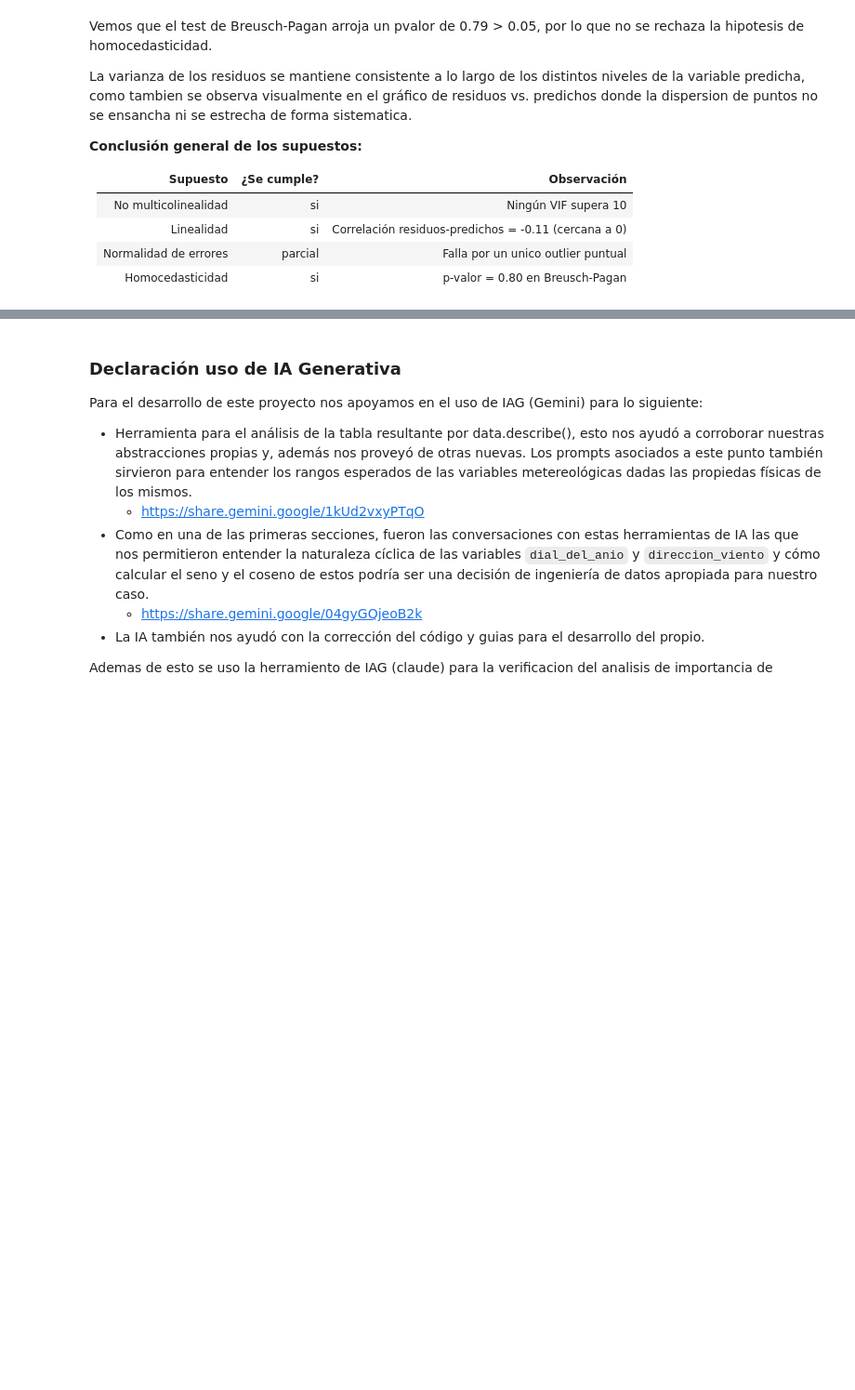
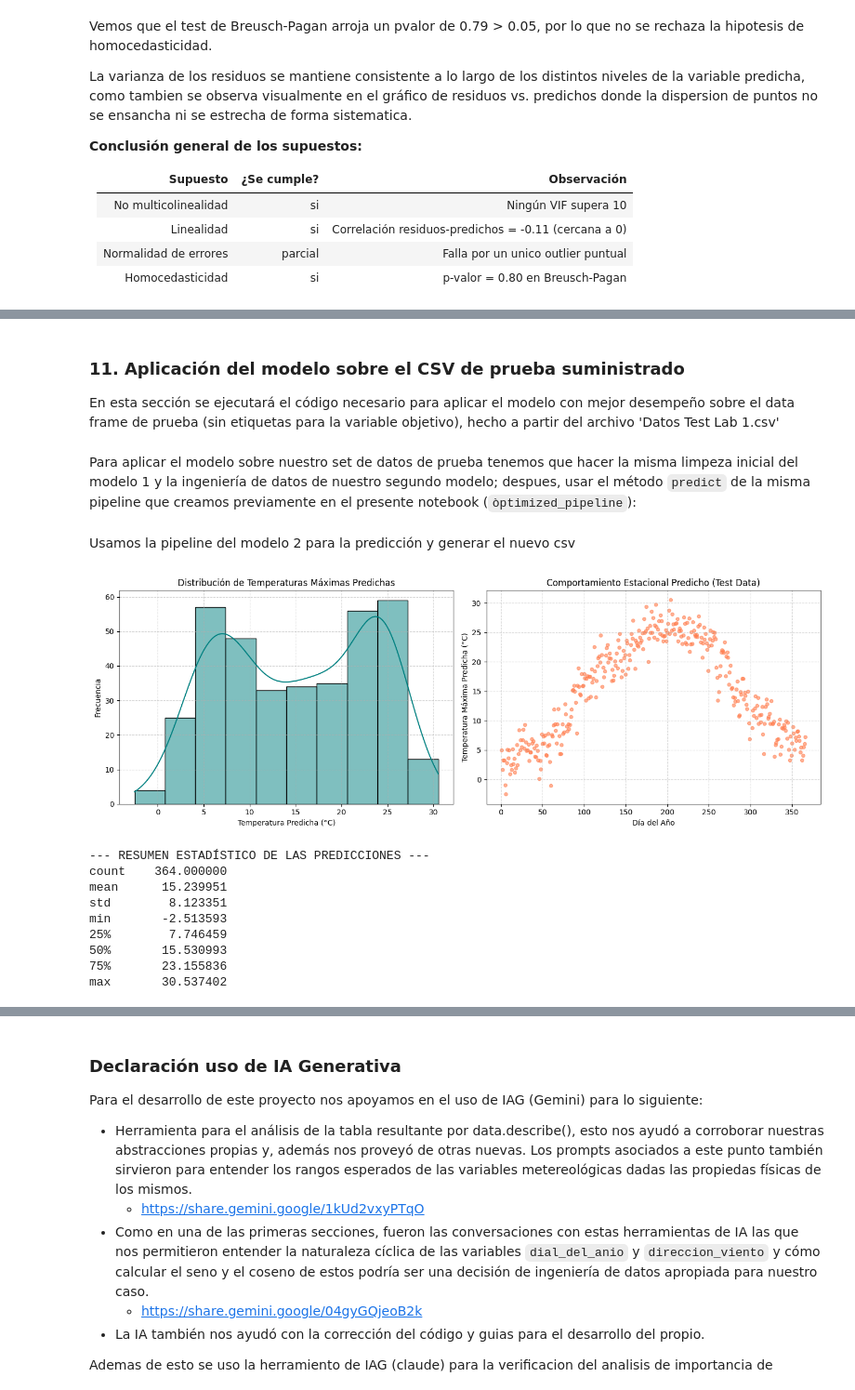
Before and after one commit to DanielEPardo/Lab1-ML, a Jupyter notebook: Laboratorio 1 - Exploración, preparación y regresión lineal.ipynb, the cells around one changed output, grey strips where cells are left out. Shown at 93% size. Drawn from its saved outputs; the diff is of its cells as text; code cells hidden in the pictures; blank space fills up the shorter version.

Commit message:
Aplicar modelo 2 sobre el conjunto de test's

```diff
--- a/Laboratorio 1 - Exploración, preparación y regresión lineal.ipynb
+++ b/Laboratorio 1 - Exploración, preparación y regresión lineal.ipynb
@@ -1309,3 +1304,8 @@ B) Sesgo de medicion (measurement bias)
 Este sesgo pasa cuando los instrumentos o el proceso de captura de los datos tienen errores sistematicos en lugar de reflejar la realidad que se busca medir. Este proyecto presenta evidencia de este tipo de sesgo ya que se identifico un valor centinela muy irregular de -9999 en `rafaga_min`, que es usado para marcar datos faltantes pero se mezcla con los valores reales sin diferenciarse como nulo, tambien presenta valores fisicamente imposibles como una presion de 9,939 mbar o una temperatura de 63°C.
 
 Si estos errores de medicion no se identifican y se corrigen desde la etapa de preparacion, el modelo aprende de datos que estan fuera de la realidad lo que puede sesgar los coeficientes estimados y reducir tanto la precisión como la interpretacion del modelo. Un ejemplo que vimos en la seccion 9.3, el outlier de +40°C en los residuos del modelo 2 que hizo fallar el test de normalidad, esto significo que un registro de `temp_max_manana` no fue depurado en la etapa de preparacion.
+# %% [markdown]
+### 11. Aplicación del modelo sobre el CSV de prueba suministrado
+En esta sección se ejecutará el código necesario para aplicar el modelo con mejor desempeño sobre el data frame de prueba (sin etiquetas para la variable objetivo), hecho a partir del archivo 'Datos Test Lab 1.csv'
+# %% [markdown]
+Para aplicar el modelo sobre nuestro set de datos de prueba tenemos que hacer la misma limpeza inicial del modelo 1 y la ingeniería de datos de nuestro segundo modelo; despues, usar el método `predict` de la misma pipeline que creamos previamente en el presente notebook (`òptimized_pipeline`):
@@ -1311,0 +1392,48 @@ Si estos errores de medicion no se identifican y se corrigen desde la etapa de p
+# %% [markdown]
+Usamos la pipeline del modelo 2 para la predicción y generar el nuevo csv
+# %%
+# Usar la pipeline del modelo 2 para la predicción y generar el nuevo csv
+
+# 4. Generar predicciones con el Pipeline del Modelo 2
+predicciones_test = optimized_pipeline.predict(df_test_copy)
+
+# 5. Agregar la columna predicha y exportar a CSV
+test_data_final = data_test.copy()
+test_data_final['temp_max_manana_predicha'] = predicciones_test
+
+test_data_final.to_csv("predicciones_temp_max_manana.csv", index=False)
+# %%
+fig, axes = plt.subplots(1, 2, figsize=(14, 5))
+
+# 1. Histograma de la Distribución Predicha
+sns.histplot(test_data_final['temp_max_manana_predicha'], kde=True, ax=axes[0], color='teal')
+axes[0].set_title("Distribución de Temperaturas Máximas Predichas")
+axes[0].set_xlabel("Temperatura Predicha (°C)")
+axes[0].set_ylabel("Frecuencia")
+axes[0].grid(True, linestyle='--', alpha=0.5)
+
+# 2. Verificación de Patrón Cíclico en el Dataset de Test
+axes[1].scatter(data_test['dia_del_anio'], test_data_final['temp_max_manana_predicha'], alpha=0.6, color='coral', s=20)
+axes[1].set_title("Comportamiento Estacional Predicho (Test Data)")
+axes[1].set_xlabel("Día del Año")
+axes[1].set_ylabel("Temperatura Máxima Predicha (°C)")
+axes[1].grid(True, linestyle='--', alpha=0.5)
+
+plt.tight_layout()
+plt.show()
+
+# 3. Resumen Estadístico de Validación de Rangos
+print("--- RESUMEN ESTADÍSTICO DE LAS PREDICCIONES ---")
+resumen = test_data_final['temp_max_manana_predicha'].describe()
+print(resumen.to_string())
+# %% [output]
+[figure, added]
+--- RESUMEN ESTADÍSTICO DE LAS PREDICCIONES ---
+count    364.000000
+mean      15.239951
+std        8.123351
+min       -2.513593
+25%        7.746459
+50%       15.530993
+75%       23.155836
+max       30.537402
```
Also changed, not shown: parts of 10 cells of this notebook, 1 other file.
